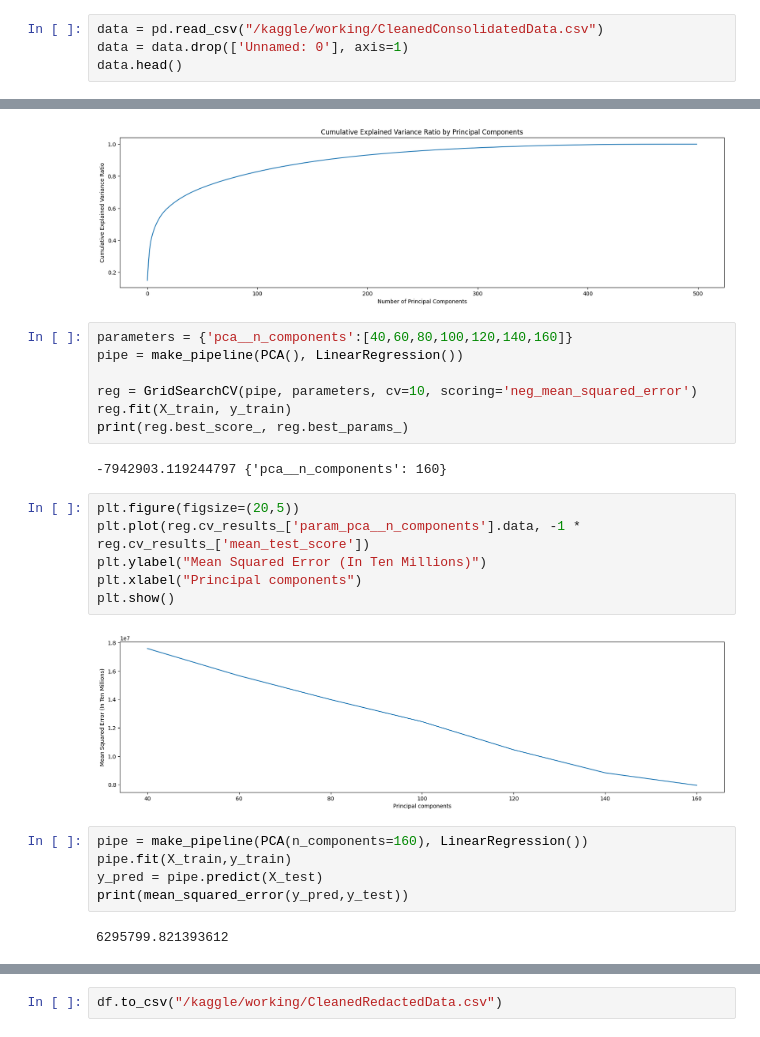
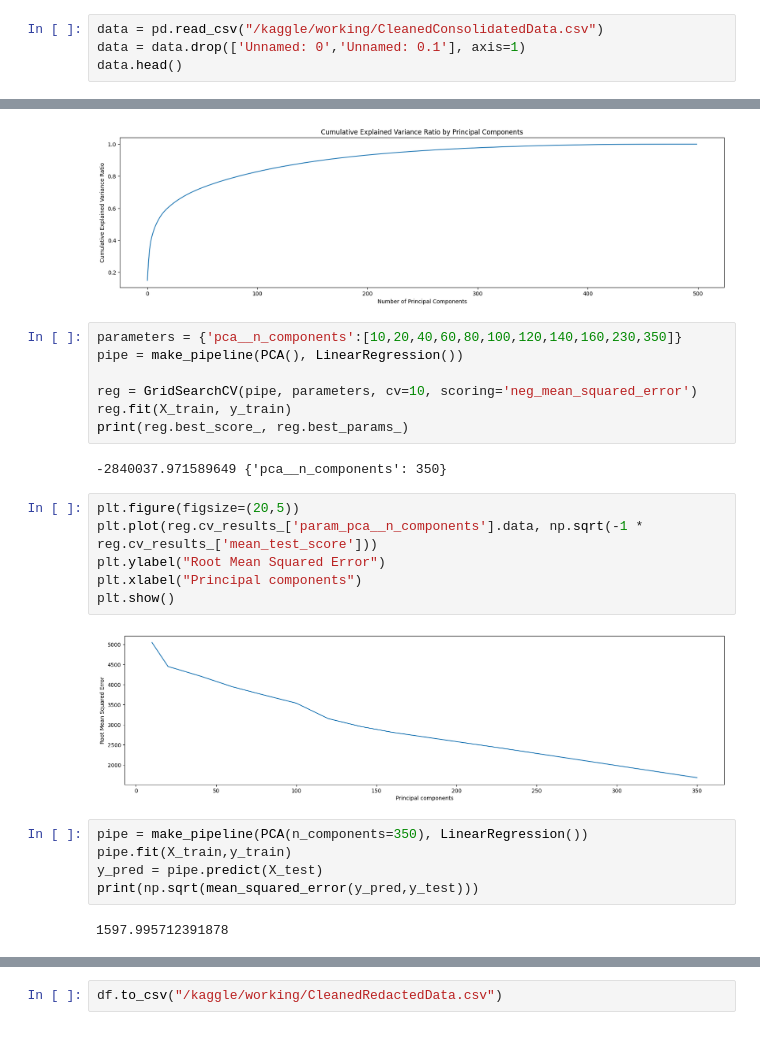
Before and after one commit to cyrilmichino/modeling-income-shares, a Jupyter notebook: college-scorecard-data-analysis.ipynb, the cells around one changed output, grey strips where cells are left out. Drawn from its saved outputs; the diff is of its cells as text.

```diff
--- a/college-scorecard-data-analysis.ipynb
+++ b/college-scorecard-data-analysis.ipynb
@@ -811,7 +813,7 @@ data.to_csv("/kaggle/working/CleanedConsolidatedData.csv")
 ## Base Model: PCA and Regression
 # %%
 data = pd.read_csv("/kaggle/working/CleanedConsolidatedData.csv")
-data = data.drop(['Unnamed: 0'], axis=1)
+data = data.drop(['Unnamed: 0','Unnamed: 0.1'], axis=1)
 data.head()
 # %% [output]
 |  | UNITID | INSTNM | SCH_DEG | MAIN | NUMBRANCH | PREDDEG | HIGHDEG | CONTROL | PCIP01 | PCIP03 | PCIP04 | ... |
@@ -877,26 +869,26 @@ plt.show()
 # %% [output]
 [figure]
 # %%
-parameters = {'pca__n_components':[40,60,80,100,120,140,160]}
+parameters = {'pca__n_components':[10,20,40,60,80,100,120,140,160,230,350]}
 pipe = make_pipeline(PCA(), LinearRegression())
 
 reg = GridSearchCV(pipe, parameters, cv=10, scoring='neg_mean_squared_error')
 reg.fit(X_train, y_train)
 print(reg.best_score_, reg.best_params_)
 # %% [output]
--7942903.119244797 {'pca__n_components': 160}
+-2840037.971589649 {'pca__n_components': 350}
 # %%
 plt.figure(figsize=(20,5))
-plt.plot(reg.cv_results_['param_pca__n_components'].data, -1 * reg.cv_results_['mean_test_score'])
-plt.ylabel("Mean Squared Error (In Ten Millions)")
+plt.plot(reg.cv_results_['param_pca__n_components'].data, np.sqrt(-1 * reg.cv_results_['mean_test_score']))
+plt.ylabel("Root Mean Squared Error")
 plt.xlabel("Principal components")
 plt.show()
 # %% [output]
-[figure, old version]
+[figure, new version]
 # %%
-pipe = make_pipeline(PCA(n_components=160), LinearRegression())
+pipe = make_pipeline(PCA(n_components=350), LinearRegression())
 pipe.fit(X_train,y_train)
 y_pred = pipe.predict(X_test)
-print(mean_squared_error(y_pred,y_test))
+print(np.sqrt(mean_squared_error(y_pred,y_test)))
 # %% [output]
-6295799.821393612
+1597.995712391878
```
Also changed, not shown: parts of 25 cells of this notebook.
